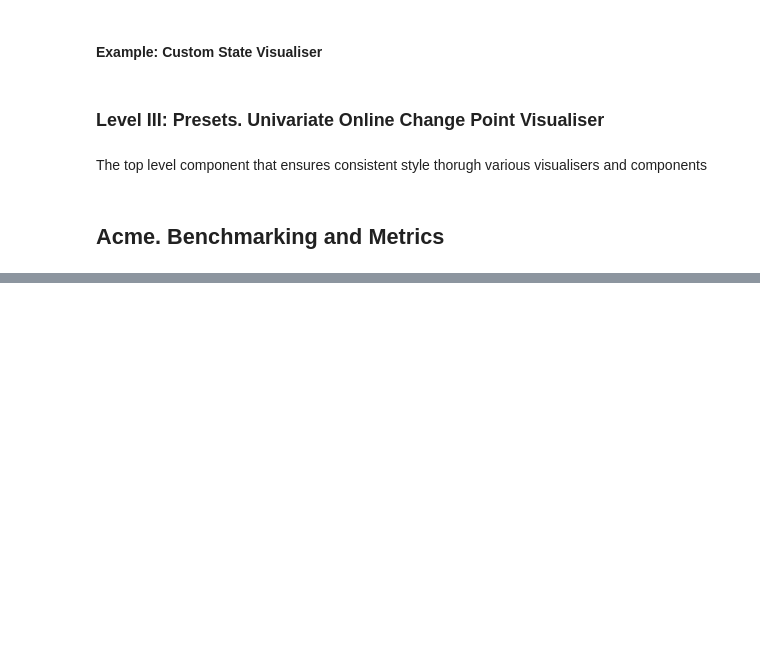
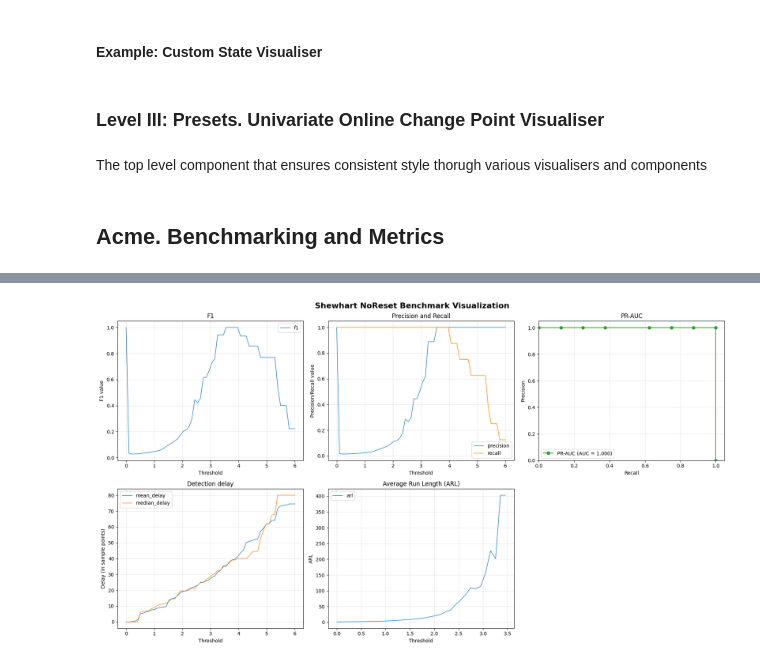
Before and after one commit to Lesh79/PySATL-CPD-Module, a Jupyter notebook: examples/tutorial_visualisation.ipynb, the cells around one changed output, grey strips where cells are left out. Cells and saved outputs as stored; diff of their text form; code cells hidden in the pictures; blank space fills up the shorter version.

Commit message:
Benchmarking Visualization to tutorial_visualisation.ipynb Added

```diff
--- a/examples/tutorial_visualisation.ipynb
+++ b/examples/tutorial_visualisation.ipynb
@@ -1090,0 +1311,55 @@ fig.show()
+# %%
+import matplotlib.pyplot as plt
+
+from pysatl_cpd.analysis.visualization.benchmarking import (
+    BenchmarkPlotter,
+    PrAucVisualizer,
+    ThresholdBasedMetricVisualizer,
+)
+
+plotter = (
+    BenchmarkPlotter()
+    .set_benchmark_table(benchmark_df)
+    .set_metrics(
+        {
+            "f1": ThresholdBasedMetricVisualizer(
+                y_metrics=["f1"],
+                title="F1",
+                ylabel="F1 value",
+            ),
+            "precision_recall": ThresholdBasedMetricVisualizer(
+                y_metrics=["precision", "recall"],
+                title="Precision and Recall",
+                ylabel="Precision/Recall value",
+            ),
+            "pr_auc": PrAucVisualizer(label="PR-AUC"),
+            "delays": ThresholdBasedMetricVisualizer(
+                y_metrics=["mean_delay", "median_delay"],
+                title="Detection delay",
+                ylabel="Delay (in sample points)",
+            ),
+            "arl": ThresholdBasedMetricVisualizer(
+                y_metrics=["arl"],
+                title="Average Run Length (ARL)",
+                ylabel="ARL",
+            ),
+        }
+    )
+)
+
+fig, axes = plt.subplots(2, 3, figsize=(18, 10))
+ax_mapping = {
+    "f1": axes[0, 0],
+    "precision_recall": axes[0, 1],
+    "pr_auc": axes[0, 2],
+    "delays": axes[1, 0],
+    "arl": axes[1, 1],
+}
+
+plotter.draw(figure=fig, axes=ax_mapping)
+axes[1, 2].axis("off")
+fig.suptitle("Shewhart NoReset Benchmark Visualization", fontsize=16, fontweight="bold")
+plt.tight_layout()
+plt.show()
+# %% [output]
+[figure, added]
```
Also changed, not shown: parts of 2 cells of this notebook.
